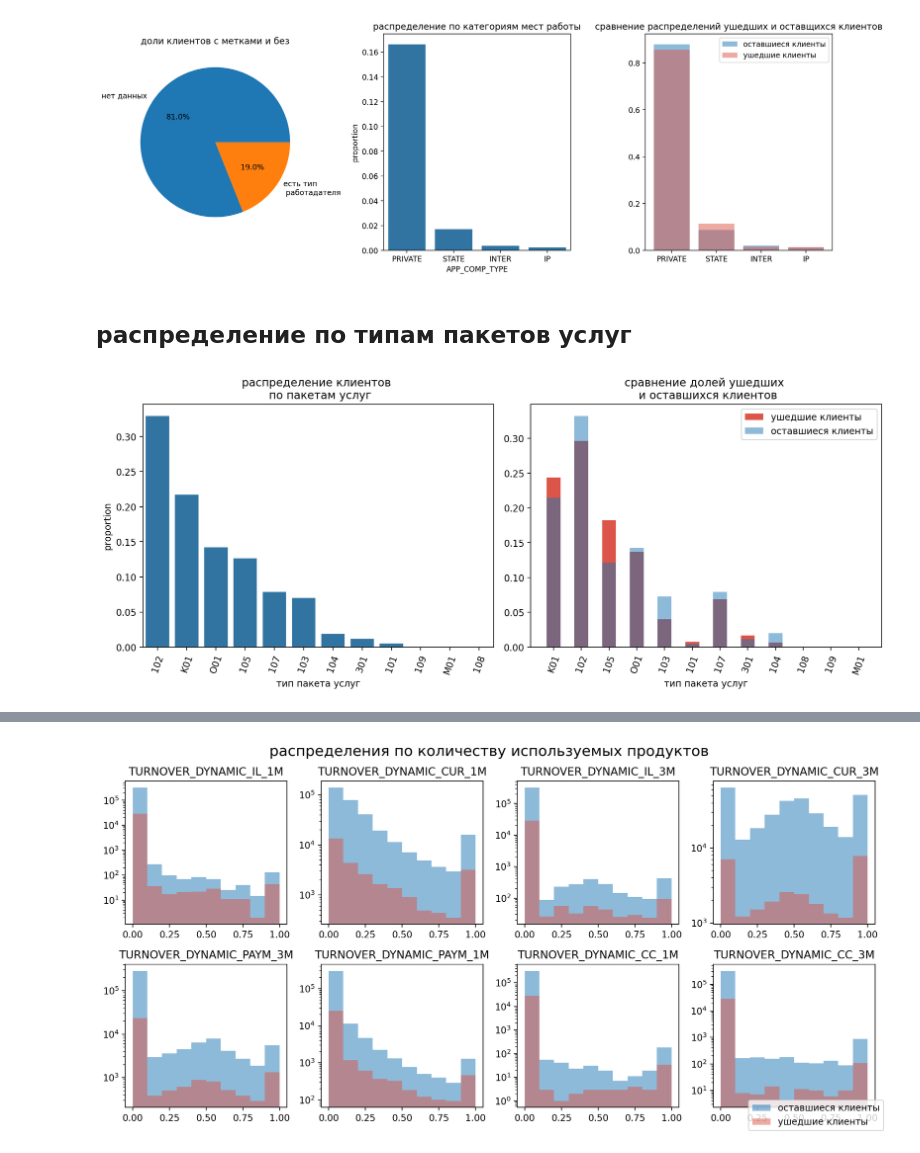
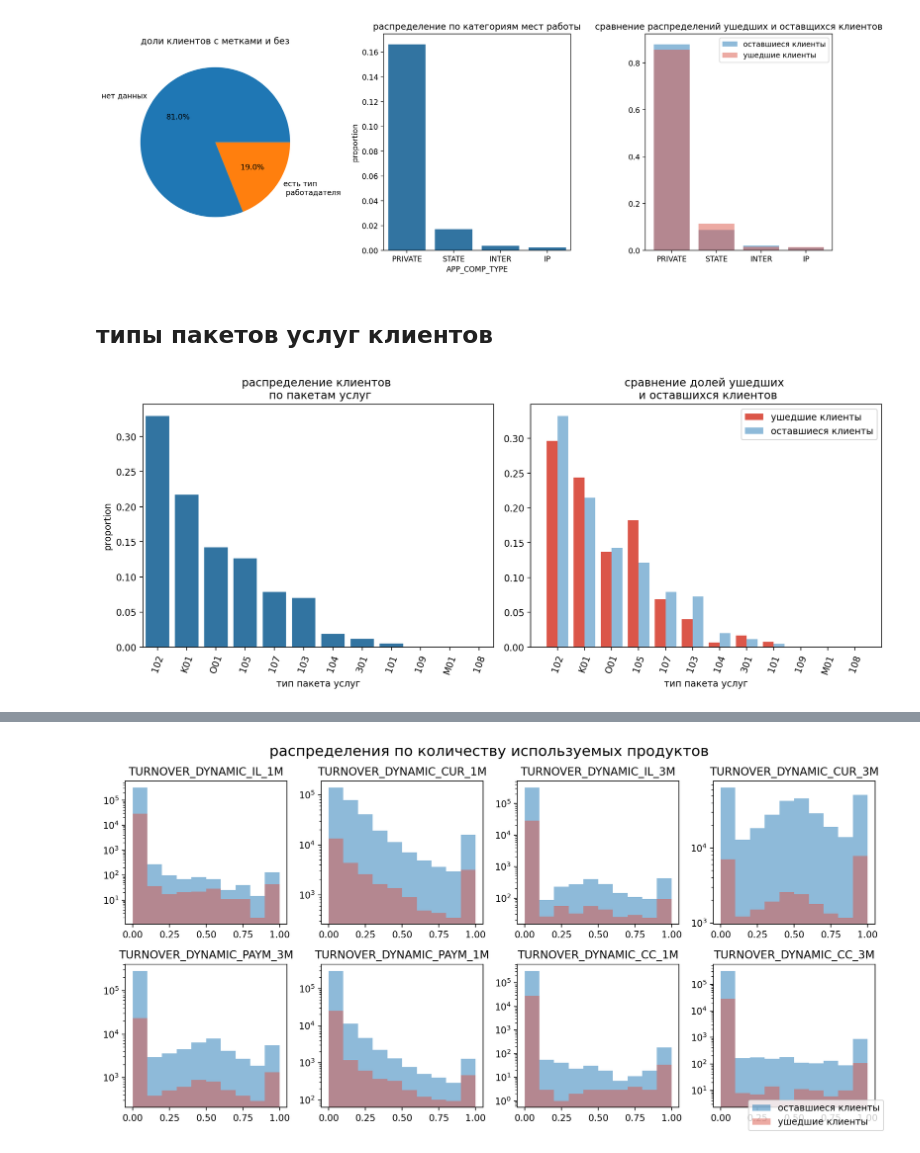
Before and after one commit to ArtemGusenkov/projects, a Jupyter notebook: customer-churn-prediction/notebooks/eda.ipynb, the cells around one changed output, grey strips where cells are left out. Drawn from its saved outputs; the diff is of its cells as text; code cells hidden in the pictures.

```diff
--- a/customer-churn-prediction/notebooks/eda.ipynb
+++ b/customer-churn-prediction/notebooks/eda.ipynb
@@ -196,28 +164,8 @@ plt.show()
 # %% [output]
 [figure]
 # %% [markdown]
-## распределение по типам пакетов услуг
+## типы пакетов услуг клиентов
-# %%
-fig, ax = plt.subplots(nrows=1, ncols=2, figsize=(12, 5))
-bar_col = 'PACK'
-
-bar1 = df[bar_col].value_counts(normalize=True)
-sns.barplot(bar1, ax=ax[0])
-ax[0].set_xticks(ticks=range(len(bar1.index)), labels=bar1.index, rotation=70)
-ax[0].set_xlabel('тип пакета услуг')
-ax[0].set_title('распределение клиентов \n по пакетам услуг')
-
-
-plot_data = pd.concat((df[bar_col], y, 1-y), axis=1, keys=['PACK', 'TARG_1', 'TARG_0'])
-plot_data = plot_data.groupby(by=['PACK'], sort=False).sum()/plot_data.groupby(by=['PACK']).sum().sum()
-ax[1].bar(x=plot_data.index, height=plot_data['TARG_1'], width=0.5, label='ушедшие клиенты', color='#db5649')
-ax[1].bar(x=plot_data.index, height=plot_data['TARG_0'], width=0.5, label='оставшиеся клиенты', alpha=0.5)
-ax[1].set_xticks(ticks=range(len(bar1.index)), labels=plot_data.index, rotation=70)
-ax[1].set_xlabel('тип пакета услуг')
-ax[1].legend()
-ax[1].set_title('сравнение долей ушедших \n и оставшихся клиентов')
-
-plt.tight_layout()
-plt.show()
-# %% [output]
-[figure, removed]
+# %%
+ef.plot_2_barplots(df, y, 'PACK', 'распределение клиентов \n по пакетам услуг', 'тип пакета услуг')
+# %% [output]
+[figure, added]
```
Also changed, not shown: parts of 50 cells of this notebook.
